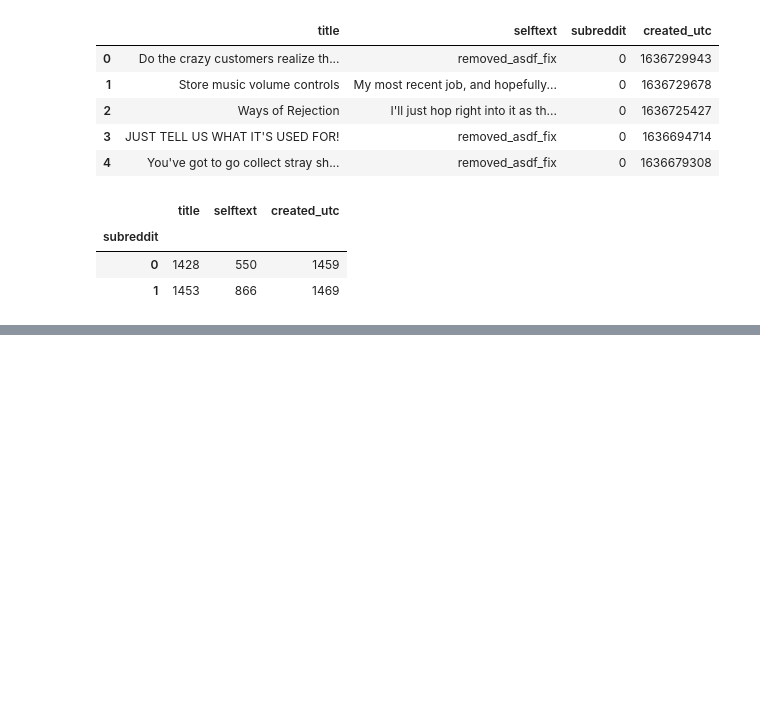
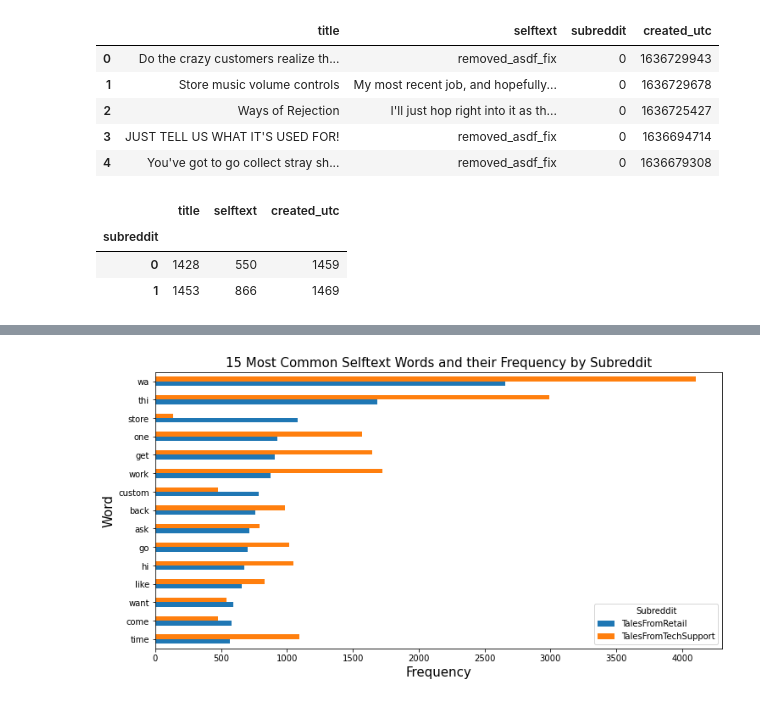
Before and after one commit to Spencerbuckner/Reddit-Classification-ML-Model, a Jupyter notebook: Code/Subreddit EDA.ipynb, the cells around one changed output, grey strips where cells are left out. Cells and saved outputs as stored; diff of their text form; code cells hidden in the pictures; blank space fills up the shorter version.

```diff
--- a/Code/Subreddit EDA.ipynb
+++ b/Code/Subreddit EDA.ipynb
@@ -110,0 +240,6 @@ df.to_csv('../Data/subredditdatacleaned.csv')
+# %%
+selftext_cvec = cvec2.transform(df['selftext'])
+# %%
+selftext_df = pd.DataFrame(selftext_cvec.todense(), columns=cvec2.get_feature_names())
+# %%
+selftext_df['which_subreddit'] = df['subreddit']
@@ -110,0 +285,12 @@ df.to_csv('../Data/subredditdatacleaned.csv')
+# %%
+selftext_df.drop(columns=['subredditasdf123'], inplace=True)
+# %%
+ax = selftext_df.groupby('which_subreddit').sum().T.sort_values(0, ascending=False).head(15).sort_values(0).plot(kind='barh', figsize=(12,6))
+plt.title('15 Most Common Selftext Words and their Frequency by Subreddit', size=15)
+plt.xlabel('Frequency', size=15)
+plt.ylabel('Word', size=15)
+ax.legend(title='Subreddit', labels=("TalesFromRetail","TalesFromTechSupport"))
+#plt.savefig('../Visuals/selftextsortedretail.png', bbox_inches='tight');
+plt.show();
+# %% [output]
+[figure, added]
```
Also changed, not shown: parts of 30 cells of this notebook, 6 other files.
